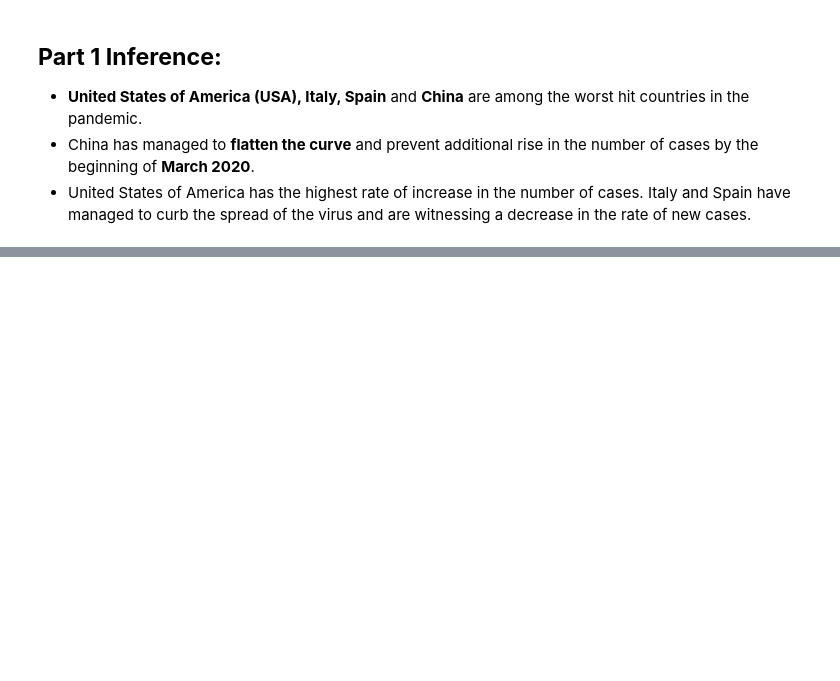
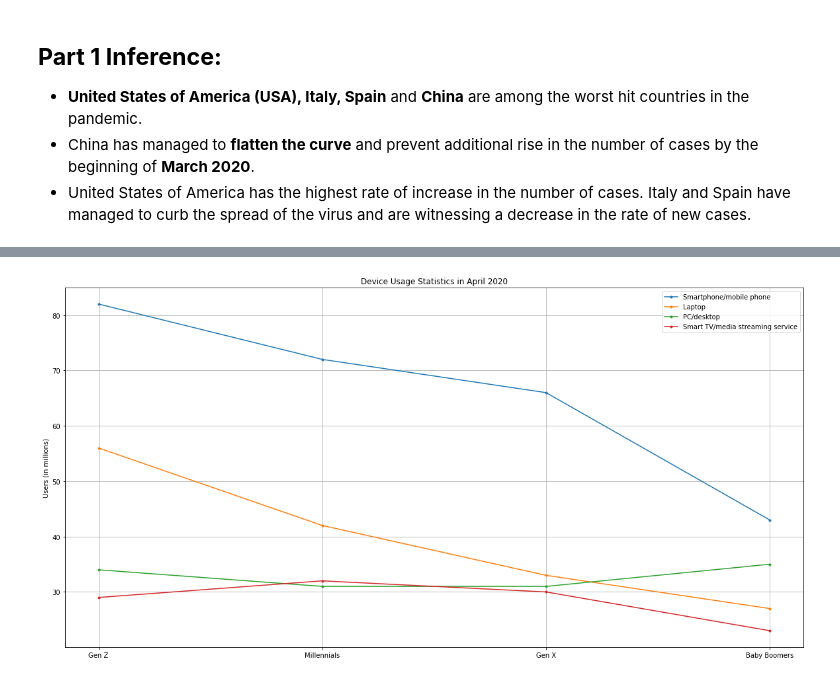
Before and after one commit to newb-dev-1008/CoVID_Entertainment_Impact, a Jupyter notebook: Entertainment_during_CoVID_19.ipynb, the cells around one changed output, grey strips where cells are left out. Saved outputs shown, nothing was run; the diff lists cells and outputs as text; code cells hidden in the pictures; blank space fills up the shorter version.

```diff
--- a/Entertainment_during_CoVID_19.ipynb
+++ b/Entertainment_during_CoVID_19.ipynb
@@ -374,0 +417,6 @@ plt.grid()
+# %%
+# General device usage (device_usage_increase)
+import seaborn as sns
+
+device_usage = pd.read_excel('device_usage_increase.xlsx', sheet_name='Data')
+device_usage
@@ -374,0 +435,3 @@ plt.grid()
+# %%
+device_usage.reset_index()
+device_usage.set_index('Device', inplace=True)
@@ -374,0 +453,10 @@ plt.grid()
+# %%
+plt.figure(figsize=[20,10])
+for i in device_usage.index[:4]:
+  plt.plot(device_usage.columns, device_usage.loc[i, :], label = i, marker = '.')
+plt.title('Device Usage Statistics in April 2020')
+plt.ylabel('Users (in millions)')
+plt.legend()
+plt.grid()
+# %% [output]
+[figure, added]
```
Also changed, not shown: parts of 32 cells of this notebook.
